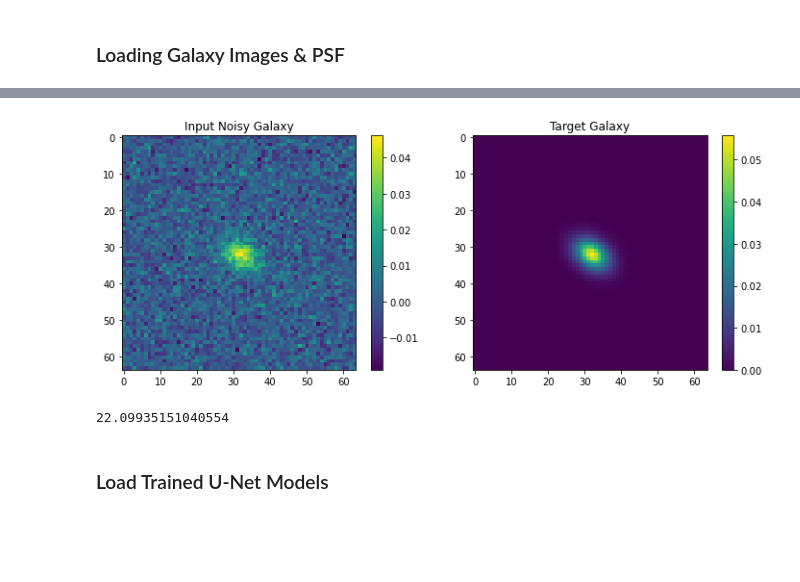
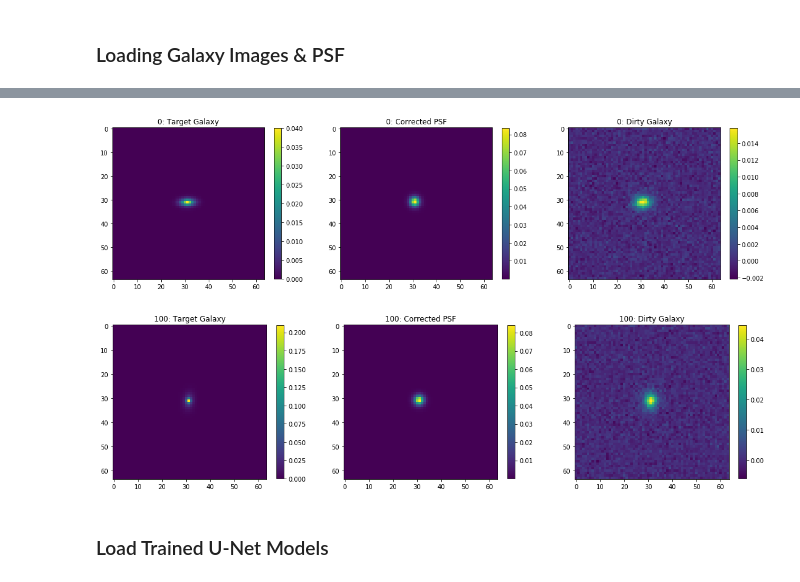
Before and after one commit to utsav-akhaury/PnP-ADMM, a Jupyter notebook: ADMM_PnP_Optical/ADMM_param_UNet.ipynb, the cells around one changed output, grey strips where cells are left out. Drawn from its saved outputs; the diff is of its cells as text; code cells hidden in the pictures; blank space fills up the shorter version.

Commit message:
Tikhonet + ShapeNet

```diff
--- a/ADMM_PnP_Optical/ADMM_param_UNet.ipynb
+++ b/ADMM_PnP_Optical/ADMM_param_UNet.ipynb
@@ -28,7 +30,7 @@ True
 # %% [markdown]
 ### Pre-processing Function
 # %%
-sigma_noise = 23.59
+SNR = 80.0
 
 def pre_proc_unet(dico):
     r"""Preprocess the data and adds noise to generate the input galaxy images.
@@ -64,8 +66,8 @@ def pre_proc_unet(dico):
     # For the estimation of CFHT noise standard deviation check section 3 of:
     # https://github.com/CosmoStat/ShapeDeconv/blob/master/data/CFHT/HST2CFHT.ipynb
 
-    sigma_cfht = sigma_noise
-    noise = tf.random_normal(shape=tf.shape(dico['inputs']), mean=0.0, stddev=sigma_cfht, dtype=tf.float32)
+    sigma = tf.norm(dico['inputs']) / SNR
+    noise = tf.random_normal(shape=tf.shape(dico['inputs']), mean=0.0, stddev=sigma, dtype=tf.float32)
     dico['inputs'] = dico['inputs'] + noise
     dico['targets'] /= 4000
     dico['inputs'] /= 4000
@@ -74,22 +76,23 @@ def pre_proc_unet(dico):
     # Compute IRFFT of PSF
     dico['psf'] = tf.signal.ifftshift(tf.signal.irfft2d(tf.cast(tf.squeeze(dico['psf']), tf.complex64)))
 
-    # Resize to 128 X 128 using area interpolation
-    dico['psf'] = tf.squeeze(tf.image.resize(tf.expand_dims(dico['psf'], axis=-1), size=(128,128), method='area'))
+    # Resize to 64 X 64 using area interpolation
+    dico['psf'] = tf.squeeze(tf.image.resize(tf.expand_dims(dico['psf'], axis=-1), size=(64,64), method='area'))
 
     # Normalize the PSF
     dico['psf'] /= tf.math.reduce_sum(dico['psf'])
 
-    return dico['inputs'], dico['targets'], dico['psf']
+    shift = [-1,-1]
+    return tf.roll(tf.squeeze(dico['inputs']), shift, axis=[0,1]), tf.roll(tf.squeeze(dico['targets']), shift, axis=[0,1]), tf.roll(tf.squeeze(dico['psf']), shift, axis=[0,1]), sigma
 # %% [markdown]
 ### Loading Galaxy Images & PSF
 # %%
 with tf.compat.v1.Session() as sess:
 
-    # Let's create an instance of the hsc_problem
+    # Let's create an instance of the meerkat_3600 problem
     Modes = tf.estimator.ModeKeys
     problem128 = problems.problem('attrs2img_cosmos_parametric_cfht2hst')
-    dset = problem128.dataset(Modes.EVAL, data_dir='/local/home/ua264756/Data/attrs2img_cosmos_parametric_cfht2hst')
+    dset = problem128.dataset(Modes.EVAL, data_dir=data_path+'attrs2img_cosmos_parametric_cfht2hst')
     dset = dset.repeat()
     dset = dset.map(pre_proc_unet)
     n_batch = 128
@@ -122,0 +122,6 @@ Use `for ... in dataset:` to iterate over a dataset. If using `tf.estimator`, re
+# %%
+dirac = np.zeros((64,64))
+dirac[64//2, 64//2] = 1.0
+gauss_kern = gaussian_filter(dirac, 0.5)
+plt.imshow(gauss_kern[30:35, 30:35]); plt.colorbar(); plt.show()
+print(np.sum(gauss_kern))
@@ -123,16 +131,21 @@ Use `for ... in dataset:` to iterate over a dataset. If using `tf.estimator`, re
+# %%
+for i in range(128):
+
+    batch[1][i] = convolve(batch[1][i], gauss_kern, mode='constant', cval=0.0)
+    batch[2][i] = np.squeeze(fftpack.fftshift(fftpack.ifftn(fftpack.ifftshift(fftpack.fftshift(fftpack.fftn(batch[2][i]))/fftpack.fftshift(fftpack.fftn(gauss_kern))))))
 # %%
-for i in range(n_batch):
+for i in range(0, n_batch, 100):
     plt.figure(figsize=(19,19))
     plt.subplot(131)
     plt.imshow(np.squeeze(batch[1][i])); plt.colorbar(shrink=0.24); plt.title('{}: Target Galaxy'.format(i))
     plt.subplot(132)
-    plt.imshow(np.squeeze(batch[2][i])); plt.colorbar(shrink=0.24); plt.title('{}: PSF'.format(i))
+    plt.imshow(np.squeeze(batch[2][i])); plt.colorbar(shrink=0.24); plt.title('{}: Corrected PSF'.format(i))
     plt.subplot(133)
     plt.imshow(np.squeeze(batch[0][i])); plt.colorbar(shrink=0.24); plt.title('{}: Dirty Galaxy'.format(i))
     plt.show()
 # %% [output]
-[figure, old version]
+[figure, new version]
-22.09935151040554
+[figure, added]
 # %% [markdown]
 ### Load Trained U-Net Models
 # %%
```
Also changed, not shown: parts of 9 cells of this notebook, 3 other files.
